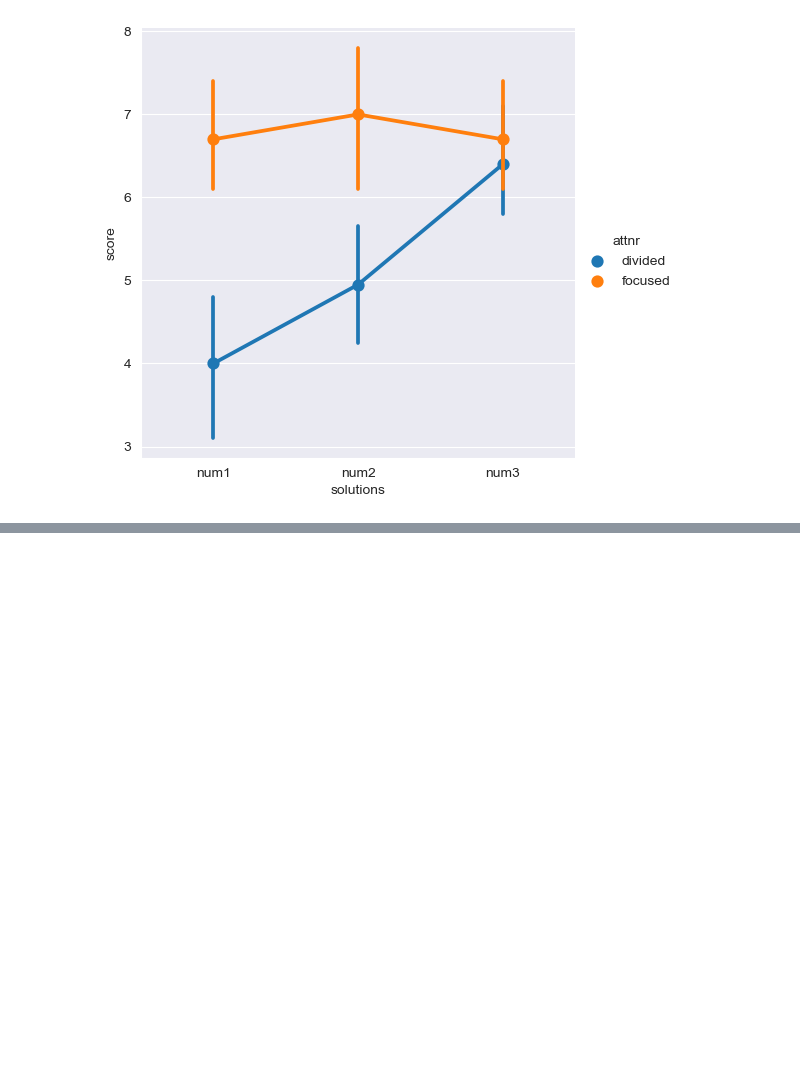
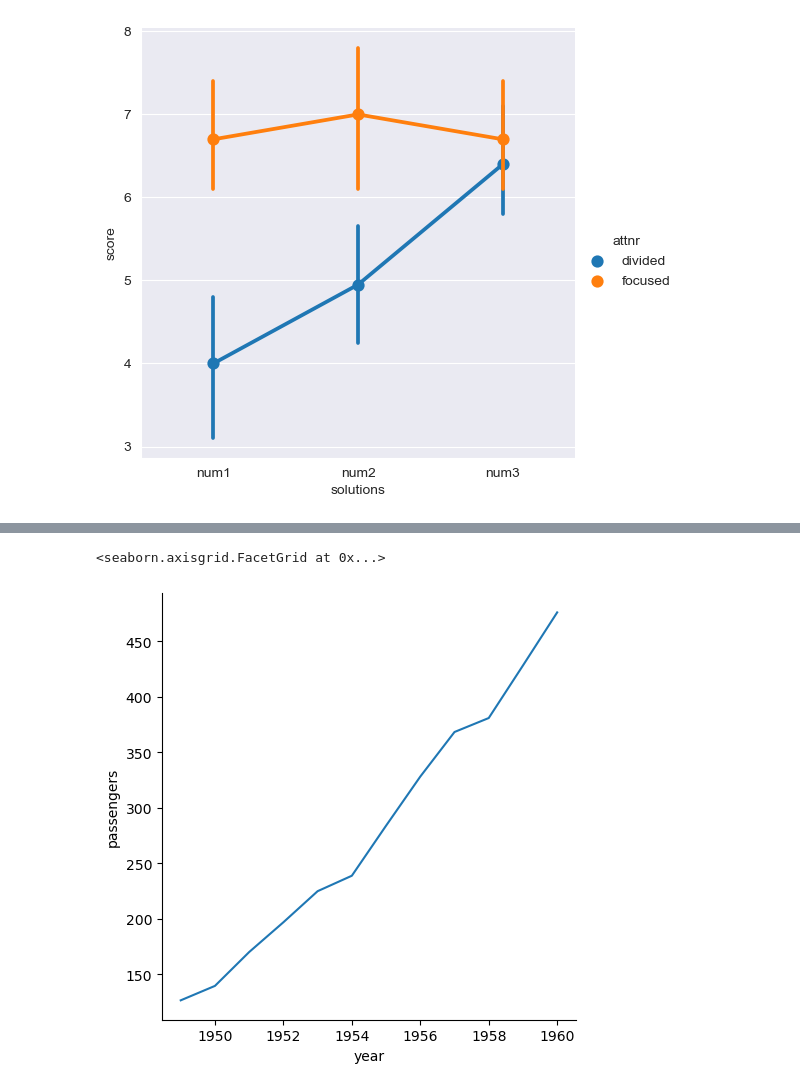
Before and after one commit to stonesteel0606/seaborn_tutorial, a Jupyter notebook: API_Overview.ipynb, the cells around one changed output, grey strips where cells are left out. Drawn from its saved outputs; the diff is of its cells as text; code cells hidden in the pictures; blank space fills up the shorter version.

```diff
--- a/API_Overview.ipynb
+++ b/API_Overview.ipynb
@@ -424,0 +481,3 @@ sns.catplot(data=anagrams_long, x="solutions", y="score", hue="attnr", kind="poi
+# %%
+flights_avg = flights.groupby('year').mean()
+flights_avg
@@ -424,0 +499,5 @@ sns.catplot(data=anagrams_long, x="solutions", y="score", hue="attnr", kind="poi
+# %%
+sns.relplot(data=flights_avg, x='year', y='passengers', kind='line')
+# %% [output]
+<seaborn.axisgrid.FacetGrid at 0x...>
+[figure, added]
```
Also changed, not shown: parts of 27 cells of this notebook.
